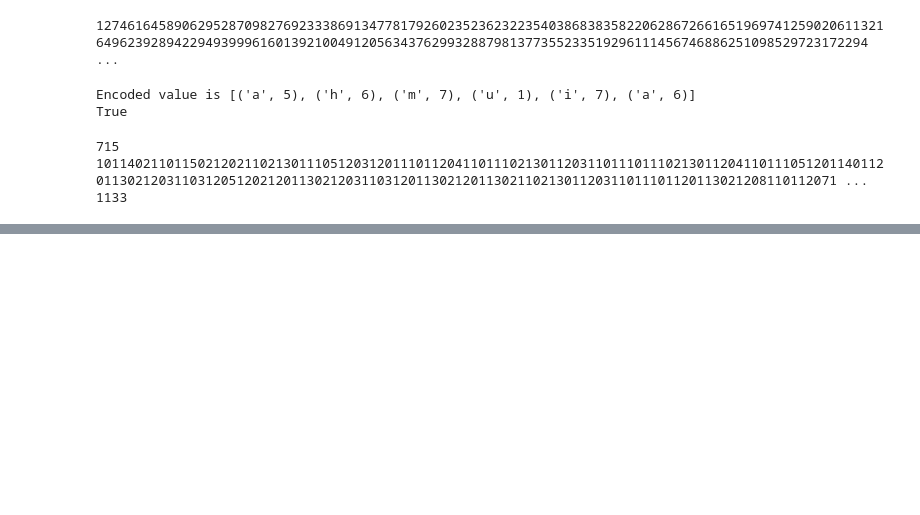
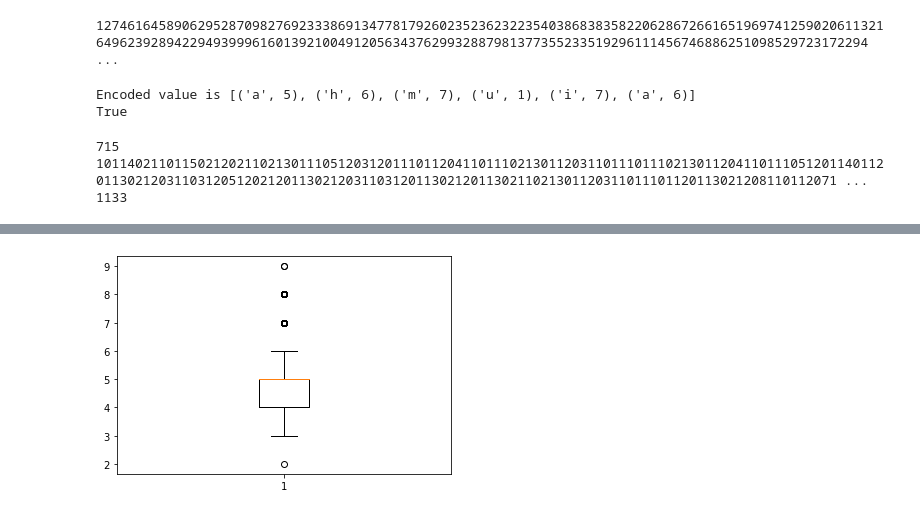
Before and after one commit to parth2480/data_compression, a Jupyter notebook: more_trials.ipynb, the cells around one changed output, grey strips where cells are left out. Drawn from its saved outputs; the diff is of its cells as text; code cells hidden in the pictures; blank space fills up the shorter version.

```diff
--- a/more_trials.ipynb
+++ b/more_trials.ipynb
@@ -575,0 +730,7 @@ print(sys.getsizeof(decoded_val))
+# %%
+plt.boxplot(x_bits)
+# plt.boxplot(y_bits)
+# plt.boxplot(z_bits)
+plt.show()
+# %% [output]
+[figure, added]
```
Also changed, not shown: parts of 8 cells of this notebook.
